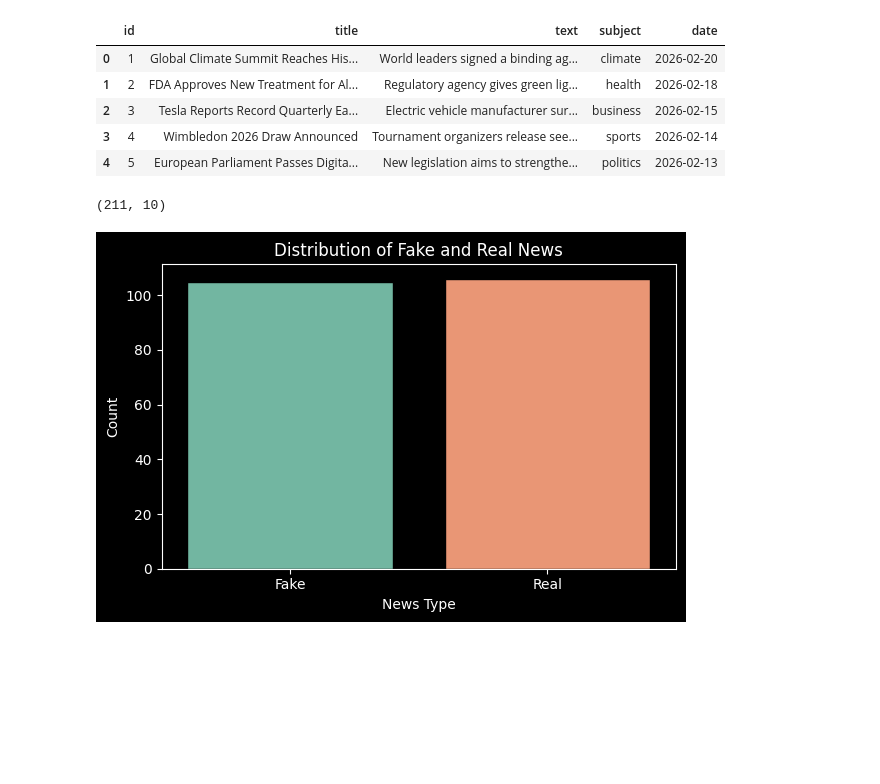
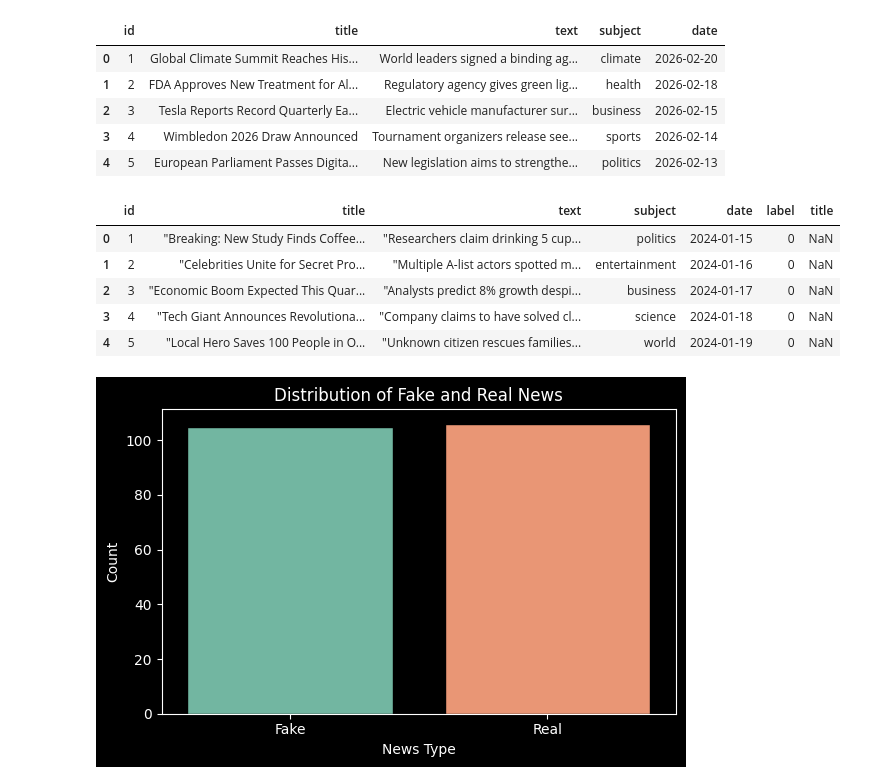
Before and after one commit to davidamouzou/Fake_news, a Jupyter notebook: notebooks/01_exploration.ipynb, the cells around one changed output. Saved outputs shown, nothing was run; the diff lists cells and outputs as text; code cells hidden in the pictures; blank space fills up the shorter version.

```diff
--- a/notebooks/01_exploration.ipynb
+++ b/notebooks/01_exploration.ipynb
@@ -28,9 +28,20 @@ true_df.head()
 | 3 | 4 | Wimbledon 2026 Draw Announced | Tournament organizers release see... | sports | 2026-02-14 |
 | 4 | 5 | European Parliament Passes Digita... | New legislation aims to strengthe... | politics | 2026-02-13 |
 # %%
-df.shape
+# Add a label column to both dataframes
+fake_df["label"] = 0
+true_df["label"] = 1
+
+# Combine the two dataframes into one
+df = pd.concat([fake_df, true_df], ignore_index=True)
+df.head()
 # %% [output]
-(211, 10)
+|  | id | title | text | subject | date | label | title |
+| 0 | 1 | "Breaking: New Study Finds Coffee... | "Researchers claim drinking 5 cup... | politics | 2024-01-15 | 0 | NaN |
+| 1 | 2 | "Celebrities Unite for Secret Pro... | "Multiple A-list actors spotted m... | entertainment | 2024-01-16 | 0 | NaN |
+| 2 | 3 | "Economic Boom Expected This Quar... | "Analysts predict 8% growth despi... | business | 2024-01-17 | 0 | NaN |
+| 3 | 4 | "Tech Giant Announces Revolutiona... | "Company claims to have solved cl... | science | 2024-01-18 | 0 | NaN |
+| 4 | 5 | "Local Hero Saves 100 People in O... | "Unknown citizen rescues families... | world | 2024-01-19 | 0 | NaN |
 # %%
 # Plotting the distribution of labels
 plt.figure(figsize=(6, 4))
```
Also changed, not shown: 1 other file.
